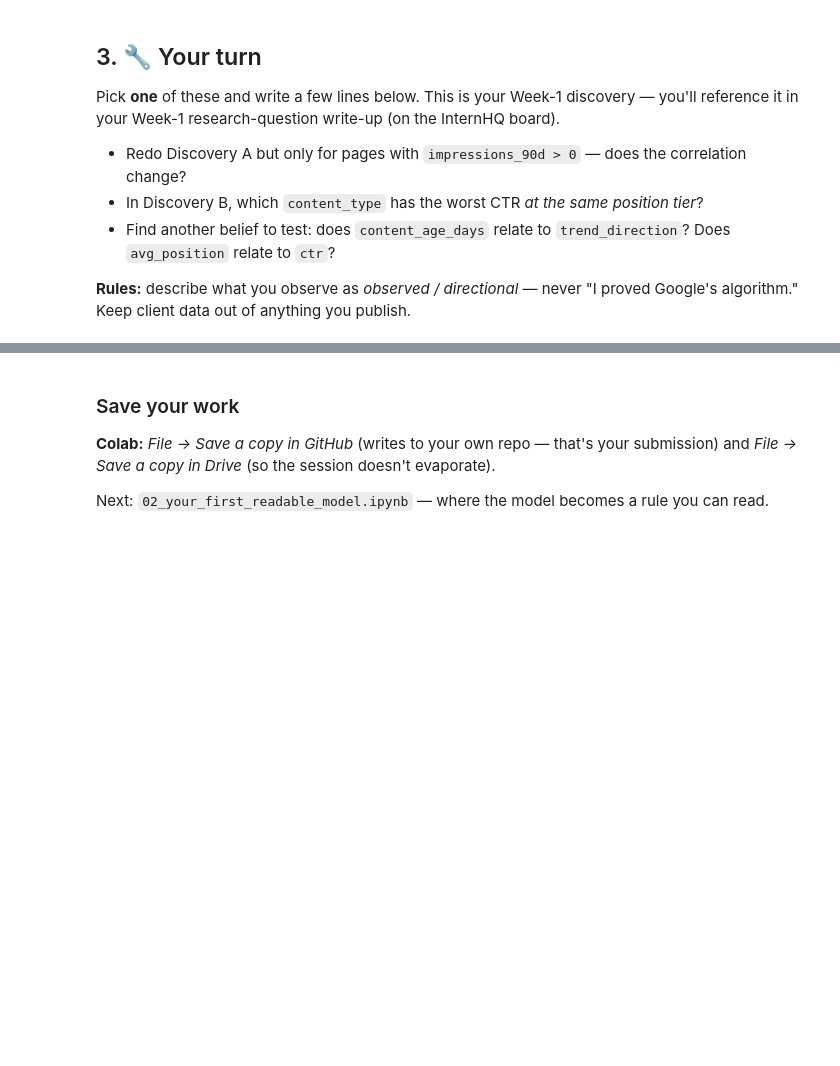
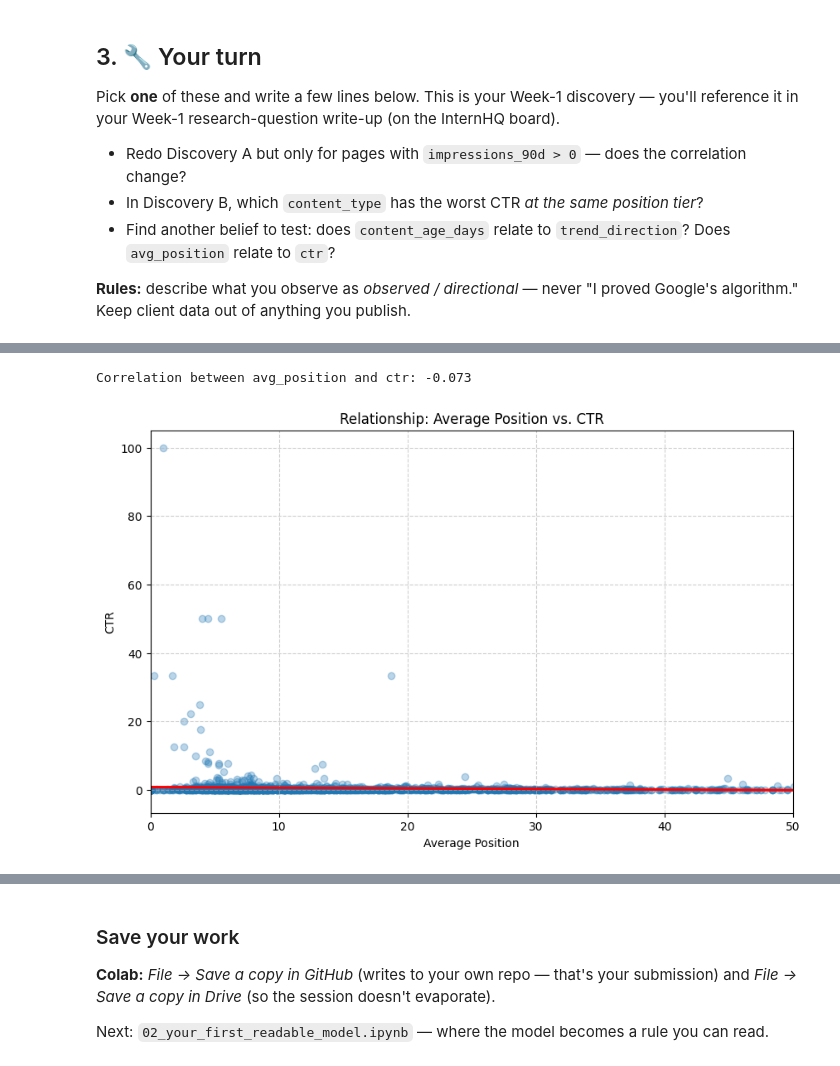
Before and after one commit to LucasPNunes1/flyrank-ml-internship-starter, a Jupyter notebook: notebooks/01_first_look_and_discovery.ipynb, the cells around one changed output, grey strips where cells are left out. Cells and saved outputs as stored; diff of their text form; code cells hidden in the pictures; blank space fills up the shorter version.

```diff
--- a/notebooks/01_first_look_and_discovery.ipynb
+++ b/notebooks/01_first_look_and_discovery.ipynb
@@ -101,0 +186,22 @@ Pick **one** of these and write a few lines below. This is your Week-1 discovery
+# %%
+# 2. Analysis: avg_position vs ctr
+# Filter for visible pages to avoid noise
+visible_df = df[df['impressions_90d'] > 0]
+
+# Calculate correlation
+pos_ctr_corr = visible_df['avg_position'].corr(visible_df['ctr'])
+print(f"Correlation between avg_position and ctr: {pos_ctr_corr:.3f}")
+
+# Visualize the relationship
+plt.figure(figsize=(10, 6))
+sns.regplot(x='avg_position', y='ctr', data=visible_df.sample(min(2000, len(visible_df))),
+            scatter_kws={'alpha':0.3}, line_kws={'color':'red'})
+plt.title('Relationship: Average Position vs. CTR')
+plt.xlabel('Average Position')
+plt.ylabel('CTR')
+plt.xlim(0, 50) # Focusing on the first few pages
+plt.grid(True, linestyle='--', alpha=0.6)
+plt.show()
+# %% [output]
+Correlation between avg_position and ctr: -0.073
+[figure, added]
```
Also changed, not shown: parts of 11 cells of this notebook.
